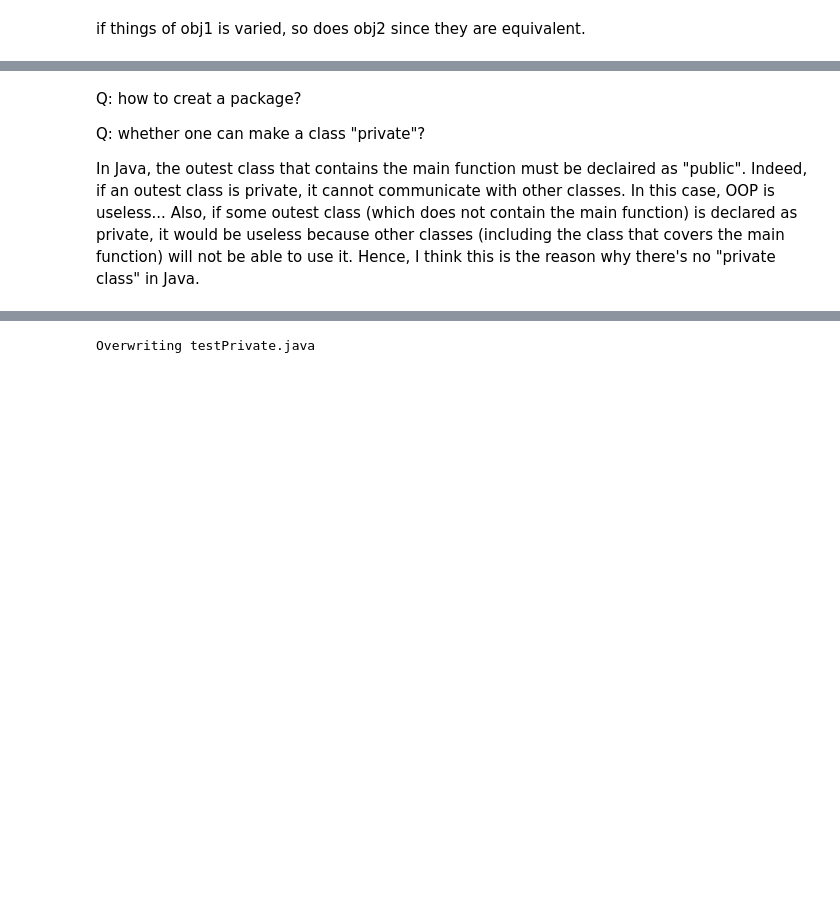
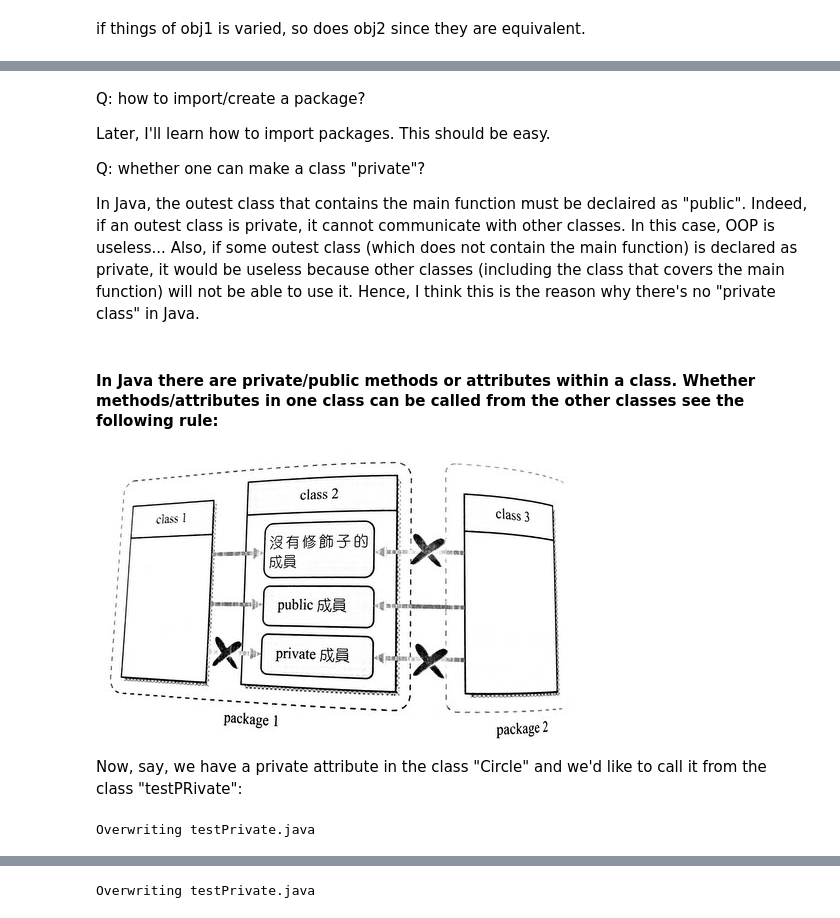
Before and after one commit to ScarletMcLearn/Notebooks, a Jupyter notebook: Java_Basics.ipynb, the cells around one changed output, grey strips where cells are left out. Cells and saved outputs as stored; diff of their text form; code cells hidden in the pictures; blank space fills up the shorter version.

```diff
--- a/Java_Basics.ipynb
+++ b/Java_Basics.ipynb
@@ -1231,6 +1336,32 @@ private class Circle
 # %% [markdown]
-Q: how to creat a package?
+Q: how to import/create a package?
+
+Later, I'll learn how to import packages. This should be easy.
 
 Q: whether one can make a class "private"?
 
 In Java, the outest class that contains the main function must be declaired as "public". Indeed, if an outest class is private, it cannot communicate with other classes. In this case, OOP is useless... Also, if some outest class (which does not contain the main function) is declared as private, it would be useless because other classes (including the class that covers the main function) will not be able to use it. Hence, I think this is the reason why there's no "private class" in Java.
+# %% [markdown]
+#### In Java there are private/public methods or attributes within a class. Whether methods/attributes in one class can be called from the other classes see the following rule:
+# %%
+Image("Javabook.jpg")
+# %% [output]
+[figure, added]
+# %% [markdown]
+Now, say, we have a private attribute in the class "Circle" and we'd like to call it from the class "testPRivate":
+# %%
+%%file testPrivate.java
+class Circle
+{
+    private static double pi=3.14;
+
+}
+public class testPrivate
+{
+    public static void main(String args[])
+    {   Circle.pi=123;
+        System.out.println(Circle.pi);
+    }
+}
+# %% [output]
+Overwriting testPrivate.java
```
Also changed, not shown: parts of 53 cells of this notebook.
